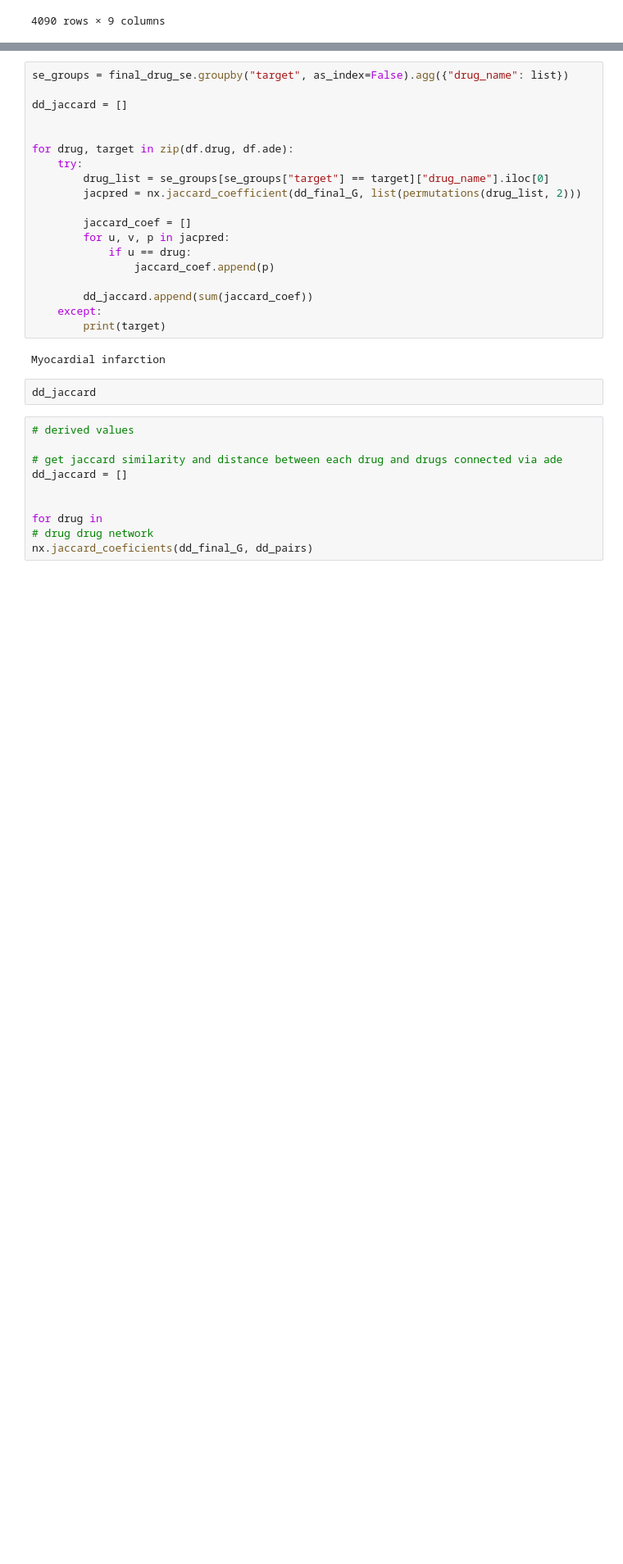
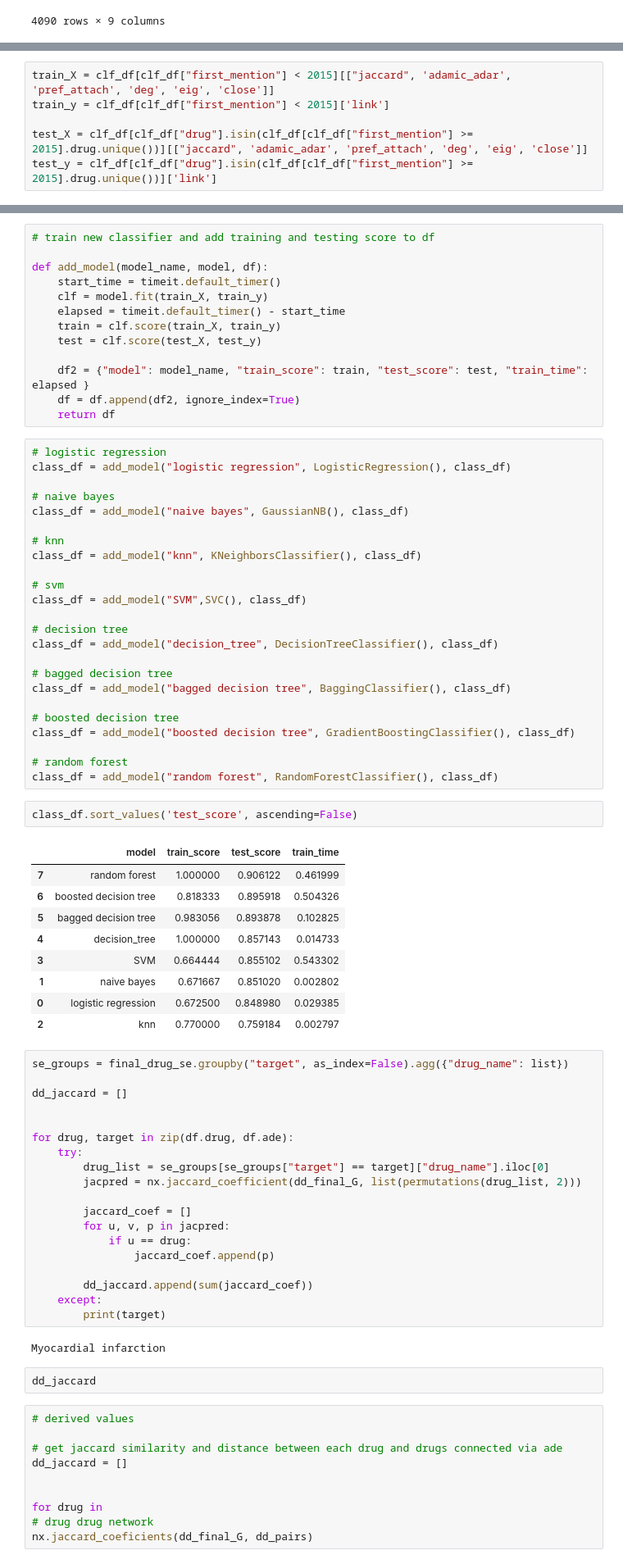
Before and after one commit to natalie-w/predicting-adverse-effects-of-drugs, a Jupyter notebook: calculating_metrics_and_prediction_model.ipynb, the cells around one changed output, grey strips where cells are left out. Shown at 82% size. Saved outputs shown, nothing was run; the diff lists cells and outputs as text; blank space fills up the shorter version.

```diff
--- a/calculating_metrics_and_prediction_model.ipynb
+++ b/calculating_metrics_and_prediction_model.ipynb
@@ -210,0 +206,6 @@ Counter({1: 194})
+# %%
+train_X = clf_df[clf_df["first_mention"] < 2015][["jaccard", 'adamic_adar', 'pref_attach', 'deg', 'eig', 'close']]
+train_y = clf_df[clf_df["first_mention"] < 2015]['link']
+
+test_X = clf_df[clf_df["drug"].isin(clf_df[clf_df["first_mention"] >= 2015].drug.unique())][["jaccard", 'adamic_adar', 'pref_attach', 'deg', 'eig', 'close']]
+test_y = clf_df[clf_df["drug"].isin(clf_df[clf_df["first_mention"] >= 2015].drug.unique())]['link']
@@ -211,3 +233,52 @@ Counter({1: 194})
+# %%
+# train new classifier and add training and testing score to df
+
+def add_model(model_name, model, df):
+    start_time = timeit.default_timer()
+    clf = model.fit(train_X, train_y)
+    elapsed = timeit.default_timer() - start_time
+    train = clf.score(train_X, train_y)
+    test = clf.score(test_X, test_y)
+
+    df2 = {"model": model_name, "train_score": train, "test_score": test, "train_time": elapsed }
+    df = df.append(df2, ignore_index=True)
+    return df
+# %%
+# logistic regression
+class_df = add_model("logistic regression", LogisticRegression(), class_df)
+
+# naive bayes
+class_df = add_model("naive bayes", GaussianNB(), class_df)
+
+# knn
+class_df = add_model("knn", KNeighborsClassifier(), class_df)
+
+# svm
+class_df = add_model("SVM",SVC(), class_df)
+
+# decision tree
+class_df = add_model("decision_tree", DecisionTreeClassifier(), class_df)
+
+# bagged decision tree
+class_df = add_model("bagged decision tree", BaggingClassifier(), class_df)
+
+# boosted decision tree
+class_df = add_model("boosted decision tree", GradientBoostingClassifier(), class_df)
+
+# random forest
+class_df = add_model("random forest", RandomForestClassifier(), class_df)
+# %%
+class_df.sort_values('test_score', ascending=False)
+# %% [output]
+|  | model | train_score | test_score | train_time |
+| 7 | random forest | 1.000000 | 0.906122 | 0.461999 |
+| 6 | boosted decision tree | 0.818333 | 0.895918 | 0.504326 |
+| 5 | bagged decision tree | 0.983056 | 0.893878 | 0.102825 |
+| 4 | decision_tree | 1.000000 | 0.857143 | 0.014733 |
+| 3 | SVM | 0.664444 | 0.855102 | 0.543302 |
+| 1 | naive bayes | 0.671667 | 0.851020 | 0.002802 |
+| 0 | logistic regression | 0.672500 | 0.848980 | 0.029385 |
+| 2 | knn | 0.770000 | 0.759184 | 0.002797 |
 # %%
 se_groups = final_drug_se.groupby("target", as_index=False).agg({"drug_name": list})
 
```
Also changed, not shown: parts of 28 cells of this notebook.
